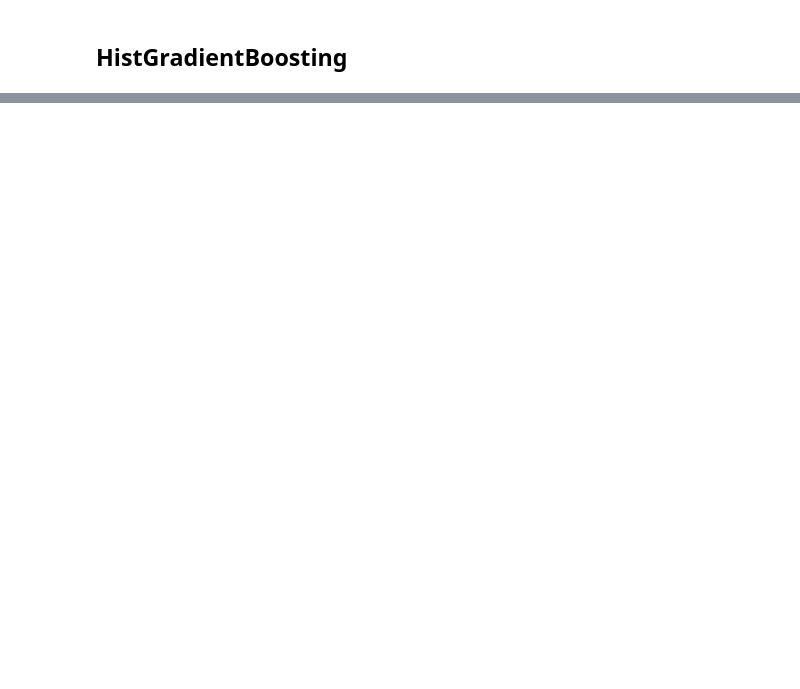
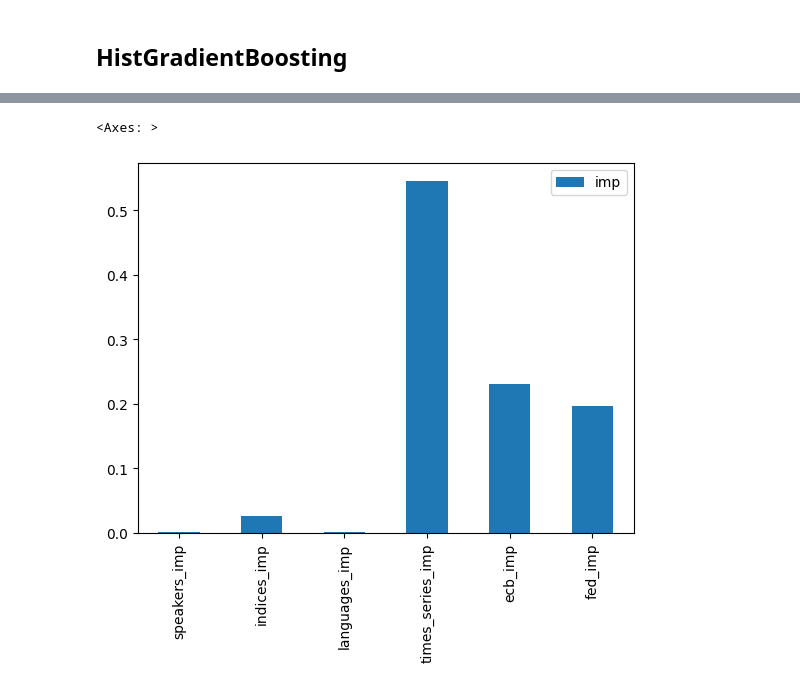
Before and after one commit to vincent-lagarde/Challenge_Natixis_NLP_Finance, a Jupyter notebook: notebooks/data_model.ipynb, the cells around one changed output, grey strips where cells are left out. Saved outputs shown, nothing was run; the diff lists cells and outputs as text; code cells hidden in the pictures; blank space fills up the shorter version.

```diff
--- a/notebooks/data_model.ipynb
+++ b/notebooks/data_model.ipynb
@@ -187,3 +291,8 @@ train_rep_fed_svd = sentence_representations(txt_fed, word2id_7500, SVDEmbedding
 # %%
 val_rep_ecb_svd = sentence_representations(txt_ecb_val, word2id_7500, SVDEmbeddings_ecb, np_func=np.mean)
 val_rep_fed_svd = sentence_representations(txt_fed_val, word2id_7500, SVDEmbeddings_fed, np_func=np.mean)
+# %%
+train_rep_ecb_w2v = sentence_representations(txt_ecb, word2id_7500, W2VEmbeddings_ecb, np_func=np.mean)
+train_rep_fed_w2v = sentence_representations(txt_fed, word2id_7500, W2VEmbeddings_fed, np_func=np.mean)
+val_rep_ecb_w2v = sentence_representations(txt_ecb_val, word2id_7500, W2VEmbeddings_ecb, np_func=np.mean)
+val_rep_fed_w2v = sentence_representations(txt_fed_val, word2id_7500, W2VEmbeddings_fed, np_func=np.mean)
@@ -275,3 +389,28 @@ X_test_concat
 # %%
 X_train_concat.replace([np.inf, -np.inf], 0, inplace=True)
 X_test_concat.replace([np.inf, -np.inf], 0, inplace=True)
+# %%
+X_train_concat2 = pd.concat(
+    [
+        X_train.iloc[:, 12:].reset_index(drop=True),# Speaker, Indices, languages
+        X_train_series.reset_index(drop=True),# Time series FT
+        pd.DataFrame(train_rep_ecb_w2v), # Embeddings ecb
+        pd.DataFrame(train_rep_fed_w2v), # Embeddings fed
+    ],
+    axis=1,
+    ignore_index=True,
+)
+
+X_test_concat2 = pd.concat(
+    [
+        X_test.iloc[:, 12:].reset_index(drop=True),
+        X_test_series.reset_index(drop=True),
+        pd.DataFrame(val_rep_ecb_w2v),
+        pd.DataFrame(val_rep_fed_w2v),
+    ],
+    axis=1,
+    ignore_index=True,
+)
+X_train_concat2.replace([np.inf, -np.inf], 0, inplace=True)
+X_test_concat2.replace([np.inf, -np.inf], 0, inplace=True)
+X_test_concat2.shape
@@ -318,0 +604,12 @@ clf_boost2.score(X_test_concat,y_test)
+# %%
+importances = rf2.feature_importances_
+imp_dict2 = {"speakers_imp" : np.sum(importances[:4]),
+"indices_imp" : np.sum(importances[4:13]),
+"languages_imp" : np.sum(importances[13:18]),
+"times_series_imp" : np.sum(importances[18:43]),
+"ecb_imp" : np.sum(importances[43:143]),
+"fed_imp" : np.sum(importances[143:])}
+pd.DataFrame.from_dict(imp_dict2,orient="index").rename({0:"imp"},axis=1).plot(kind="bar")
+# %% [output]
+<Axes: >
+[figure, added]
```
Also changed, not shown: parts of 51 cells of this notebook, 2 other files.
